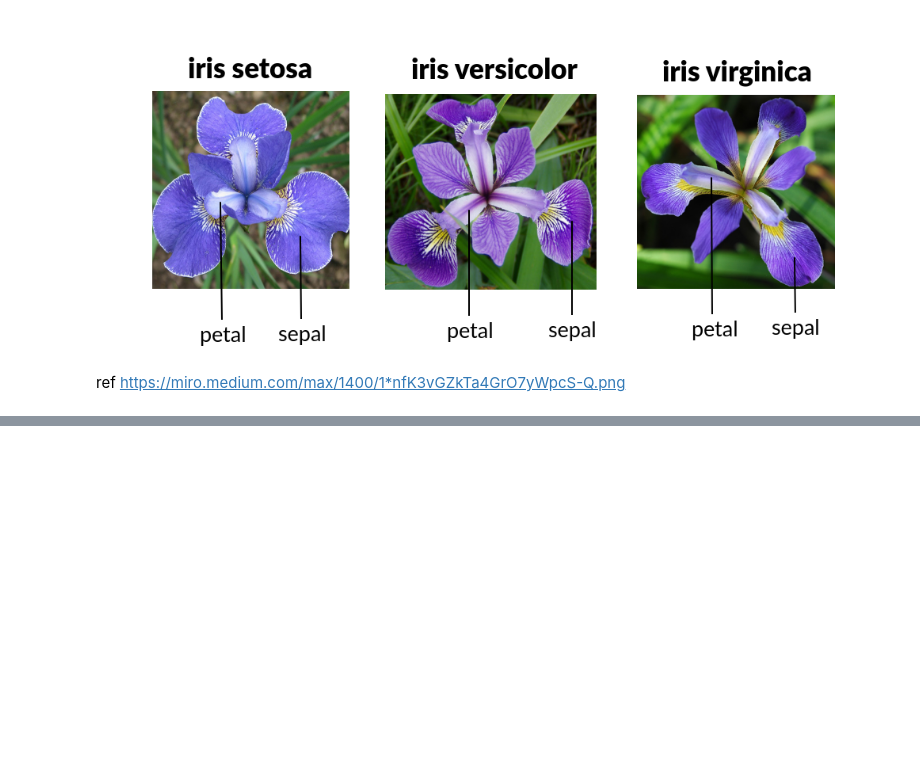
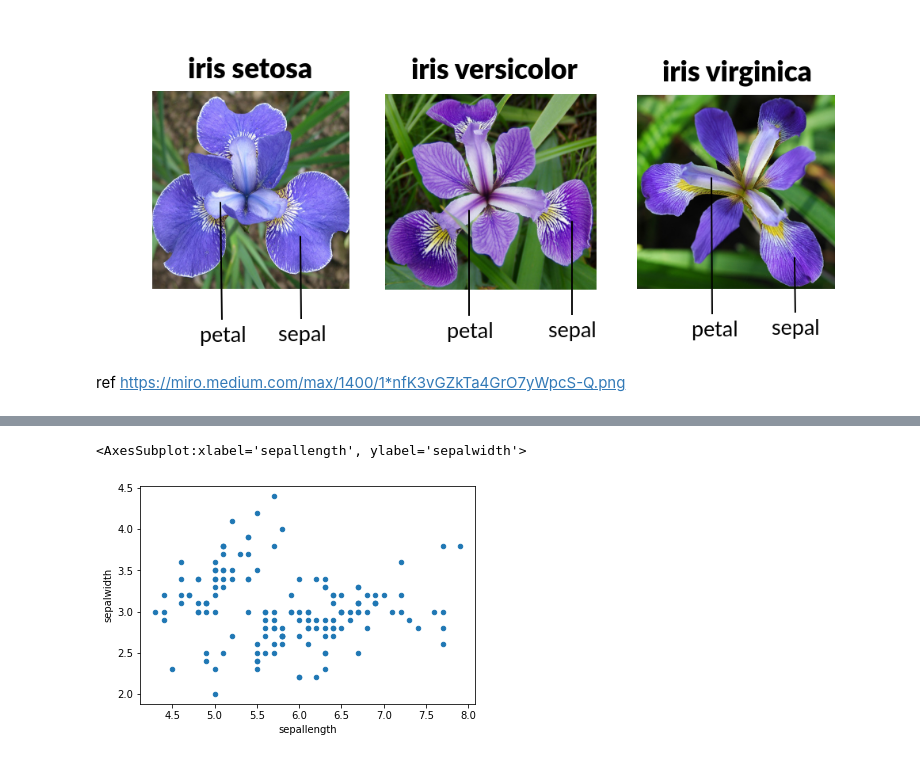
Before and after one commit to BridK02/pands-project, a Jupyter notebook: iris_jupyter.ipynb, the cells around one changed output, grey strips where cells are left out. Saved outputs shown, nothing was run; the diff lists cells and outputs as text; code cells hidden in the pictures; blank space fills up the shorter version.

```diff
--- a/iris_jupyter.ipynb
+++ b/iris_jupyter.ipynb
@@ -9,0 +282,5 @@ are easier to solve, and to plug these together after they have been completed.
+# %%
+iris_df.plot(kind ='scatter', x ='sepallength', y ='sepalwidth')
+# %% [output]
+<AxesSubplot:xlabel='sepallength', ylabel='sepalwidth'>
+[figure, added]
```
Also changed, not shown: parts of 22 cells of this notebook, 2 other files.
